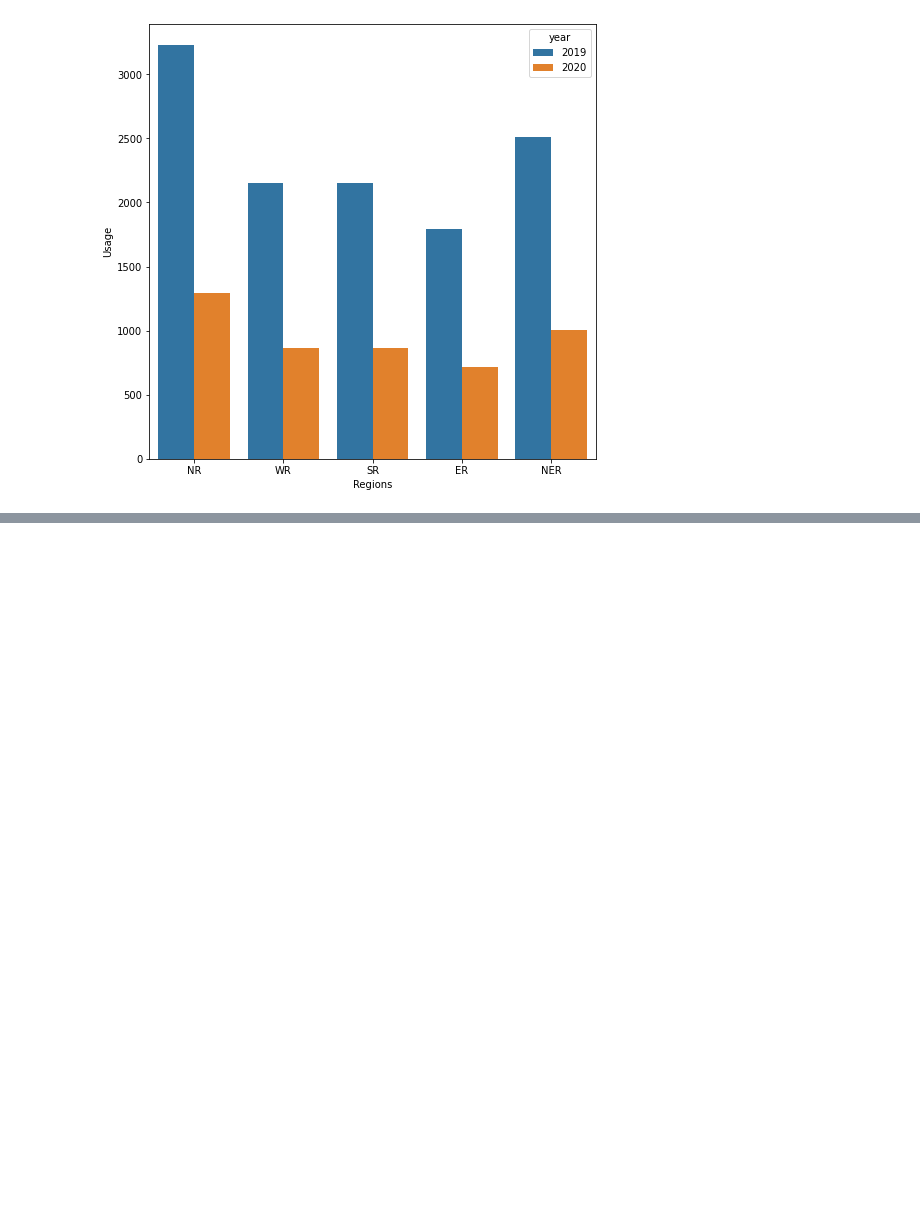
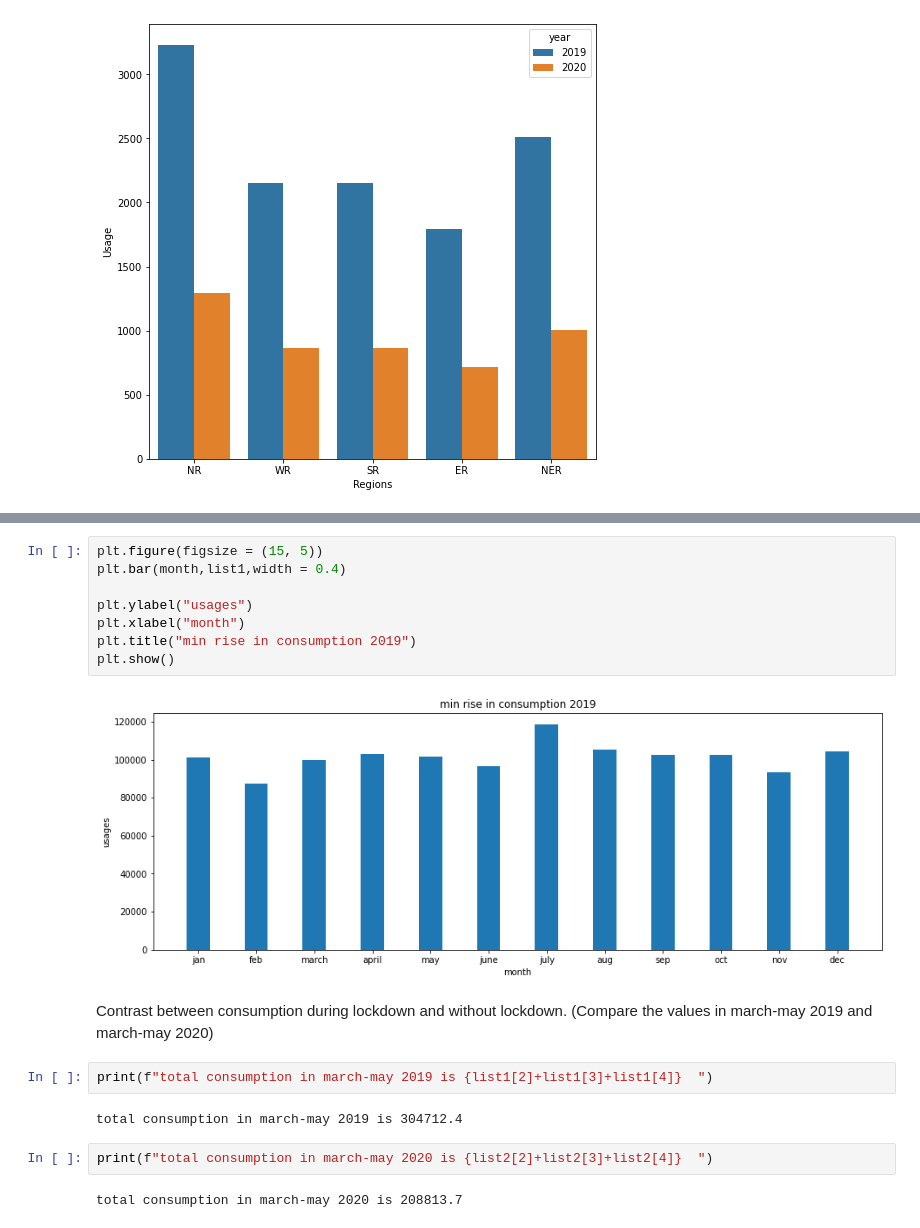
Before and after one commit to pratikshakirolkar/Final_Electricity_Proejct, a Jupyter notebook: Basic_Visualization.ipynb, the cells around one changed output, grey strips where cells are left out. Drawn from its saved outputs; the diff is of its cells as text; blank space fills up the shorter version.

```diff
--- a/Basic_Visualization.ipynb
+++ b/Basic_Visualization.ipynb
@@ -466,0 +491,20 @@ right_bars = bars[half:]
+# %%
+plt.figure(figsize = (15, 5))
+plt.bar(month,list1,width = 0.4)
+
+plt.ylabel("usages")
+plt.xlabel("month")
+plt.title("min rise in consumption 2019")
+plt.show()
+# %% [output]
+[figure, added]
+# %% [markdown]
+Contrast between consumption during lockdown and without lockdown. (Compare the values in march-may 2019 and march-may 2020)
+# %%
+print(f"total consumption in march-may 2019 is {list1[2]+list1[3]+list1[4]}  ")
+# %% [output]
+total consumption in march-may 2019 is 304712.4
+# %%
+print(f"total consumption in march-may 2020 is {list2[2]+list2[3]+list2[4]}  ")
+# %% [output]
+total consumption in march-may 2020 is 208813.7
```
Also changed, not shown: parts of 18 cells of this notebook.
